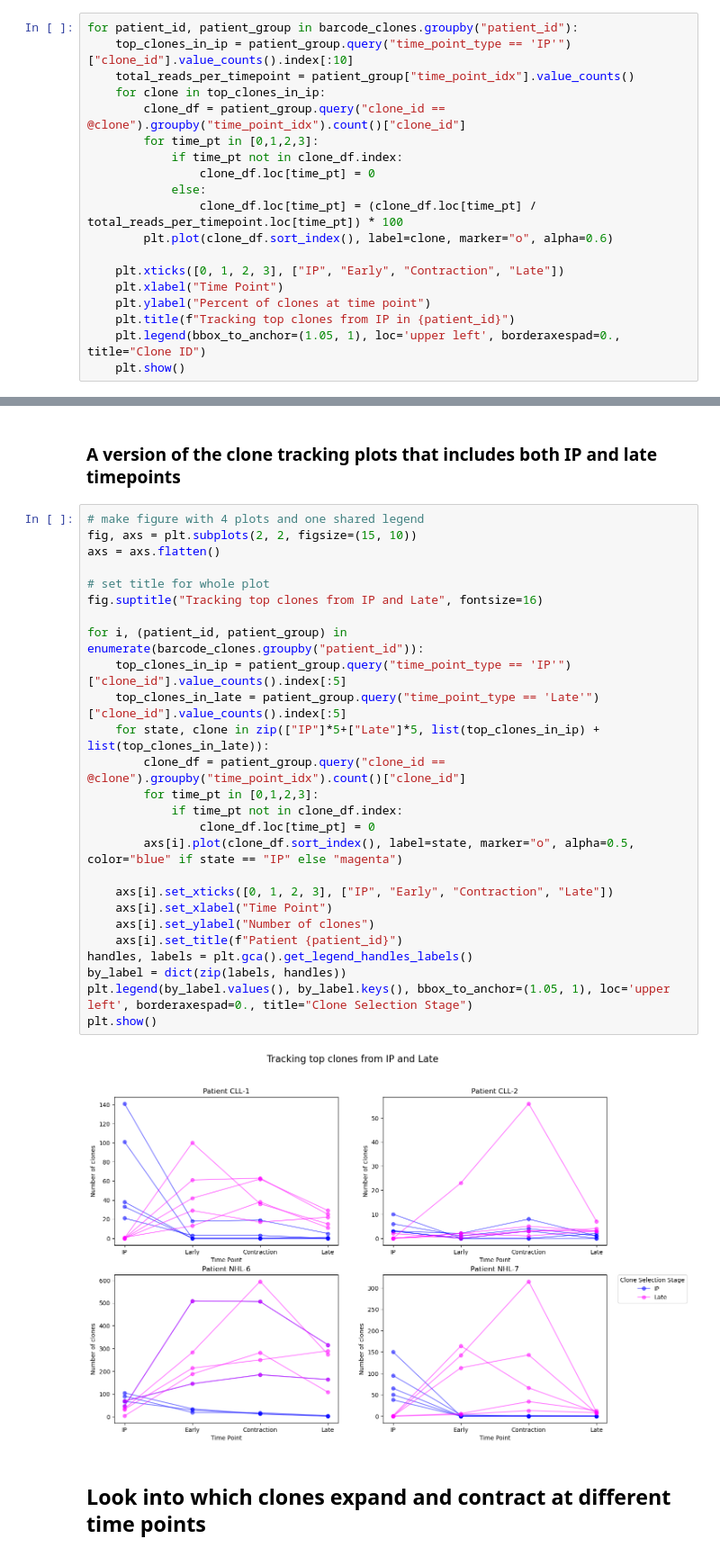
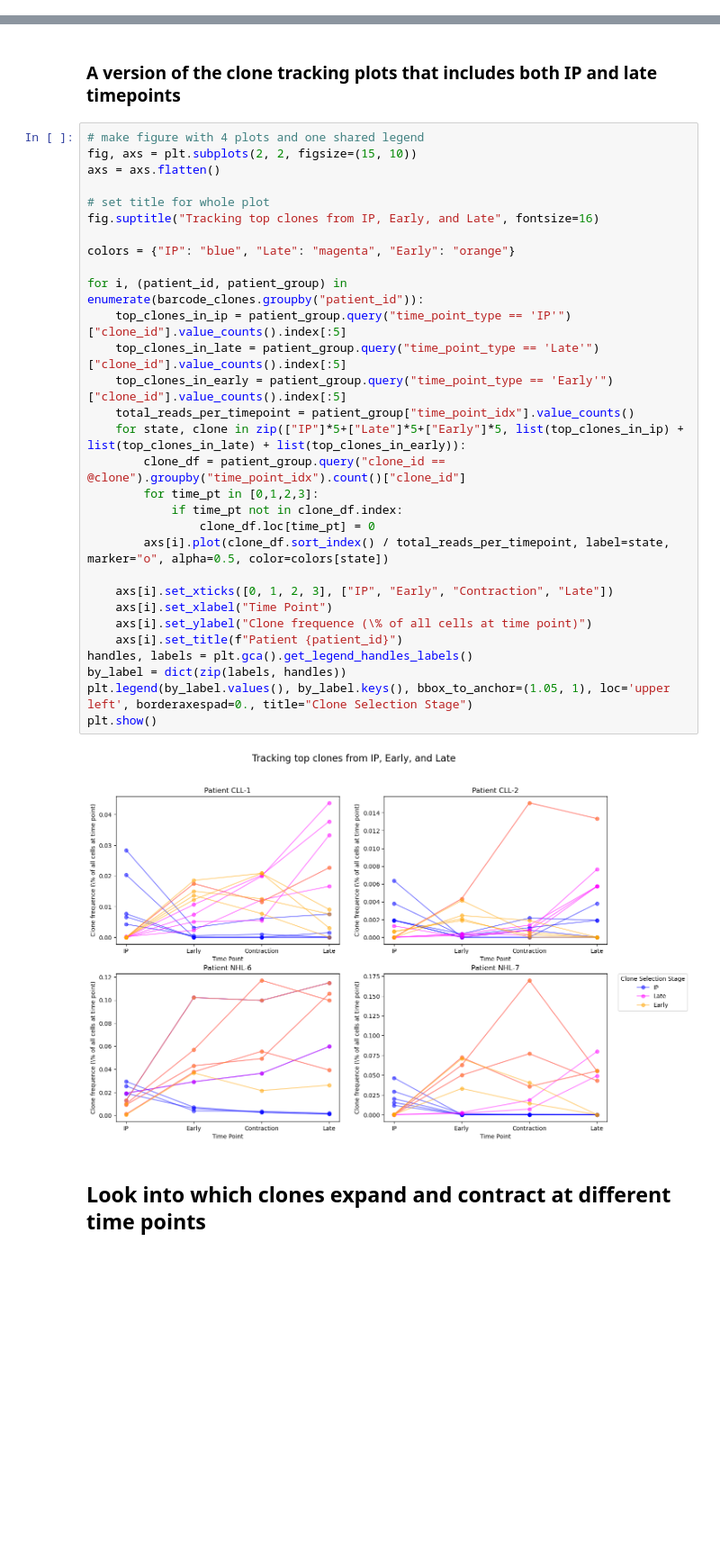
Before and after one commit to ElanaPearl/CAR_T_clonal_kinetics, a Jupyter notebook: tcr_clonality.ipynb, the cells around one changed output, grey strips where cells are left out. Shown at 90% size. Saved outputs shown, nothing was run; the diff lists cells and outputs as text; blank space fills up the shorter version.

```diff
--- a/tcr_clonality.ipynb
+++ b/tcr_clonality.ipynb
@@ -77,19 +52,0 @@ for patient_id, patient_group in barcode_clones.groupby("patient_id"):
-# %%
-for patient_id, patient_group in barcode_clones.groupby("patient_id"):
-    top_clones_in_ip = patient_group.query("time_point_type == 'IP'")["clone_id"].value_counts().index[:10]
-    total_reads_per_timepoint = patient_group["time_point_idx"].value_counts()
-    for clone in top_clones_in_ip:
-        clone_df = patient_group.query("clone_id == @clone").groupby("time_point_idx").count()["clone_id"]
-        for time_pt in [0,1,2,3]:
-            if time_pt not in clone_df.index:
-                clone_df.loc[time_pt] = 0
-            else:
-                clone_df.loc[time_pt] = (clone_df.loc[time_pt] / total_reads_per_timepoint.loc[time_pt]) * 100
-        plt.plot(clone_df.sort_index(), label=clone, marker="o", alpha=0.6)
-
-    plt.xticks([0, 1, 2, 3], ["IP", "Early", "Contraction", "Late"])
-    plt.xlabel("Time Point")
-    plt.ylabel("Percent of clones at time point")
-    plt.title(f"Tracking top clones from IP in {patient_id}")
-    plt.legend(bbox_to_anchor=(1.05, 1), loc='upper left', borderaxespad=0., title="Clone ID")
-    plt.show()
@@ -125,31 +77,35 @@ for patient_id, patient_group in barcode_clones.groupby("patient_id"):
 # %%
 # make figure with 4 plots and one shared legend
 fig, axs = plt.subplots(2, 2, figsize=(15, 10))
 axs = axs.flatten()
 
 # set title for whole plot
-fig.suptitle("Tracking top clones from IP and Late", fontsize=16)
+fig.suptitle("Tracking top clones from IP, Early, and Late", fontsize=16)
+
+colors = {"IP": "blue", "Late": "magenta", "Early": "orange"}
 
 for i, (patient_id, patient_group) in enumerate(barcode_clones.groupby("patient_id")):
     top_clones_in_ip = patient_group.query("time_point_type == 'IP'")["clone_id"].value_counts().index[:5]
     top_clones_in_late = patient_group.query("time_point_type == 'Late'")["clone_id"].value_counts().index[:5]
-    for state, clone in zip(["IP"]*5+["Late"]*5, list(top_clones_in_ip) + list(top_clones_in_late)):
+    top_clones_in_early = patient_group.query("time_point_type == 'Early'")["clone_id"].value_counts().index[:5]
+    total_reads_per_timepoint = patient_group["time_point_idx"].value_counts()
+    for state, clone in zip(["IP"]*5+["Late"]*5+["Early"]*5, list(top_clones_in_ip) + list(top_clones_in_late) + list(top_clones_in_early)):
         clone_df = patient_group.query("clone_id == @clone").groupby("time_point_idx").count()["clone_id"]
         for time_pt in [0,1,2,3]:
             if time_pt not in clone_df.index:
                 clone_df.loc[time_pt] = 0
-        axs[i].plot(clone_df.sort_index(), label=state, marker="o", alpha=0.5, color="blue" if state == "IP" else "magenta")
+        axs[i].plot(clone_df.sort_index() / total_reads_per_timepoint, label=state, marker="o", alpha=0.5, color=colors[state])
 
     axs[i].set_xticks([0, 1, 2, 3], ["IP", "Early", "Contraction", "Late"])
     axs[i].set_xlabel("Time Point")
-    axs[i].set_ylabel("Number of clones")
+    axs[i].set_ylabel("Clone frequence (\% of all cells at time point)")
     axs[i].set_title(f"Patient {patient_id}")
 handles, labels = plt.gca().get_legend_handles_labels()
 by_label = dict(zip(labels, handles))
 plt.legend(by_label.values(), by_label.keys(), bbox_to_anchor=(1.05, 1), loc='upper left', borderaxespad=0., title="Clone Selection Stage")
 plt.show()
 # %% [output]
-[figure, old version]
+[figure, new version]
 # %% [markdown]
 ## Look into which clones expand and contract at different time points
 # %%
```
Also changed, not shown: parts of 6 cells of this notebook.
